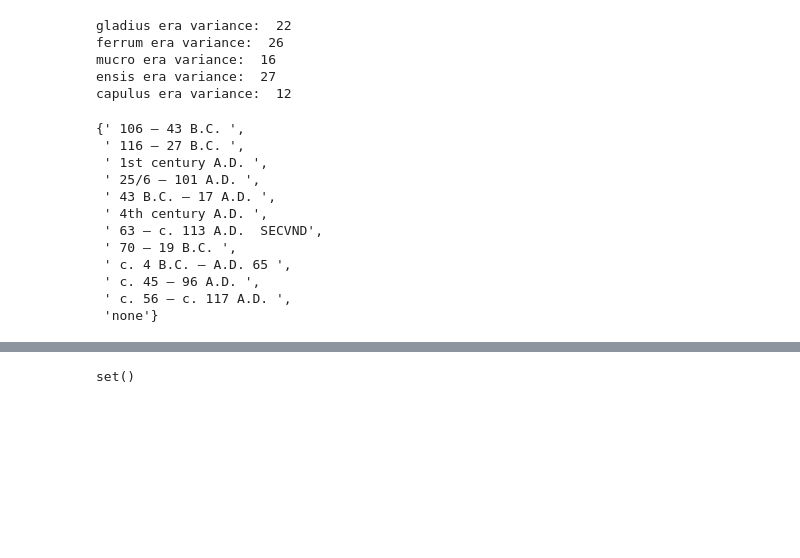
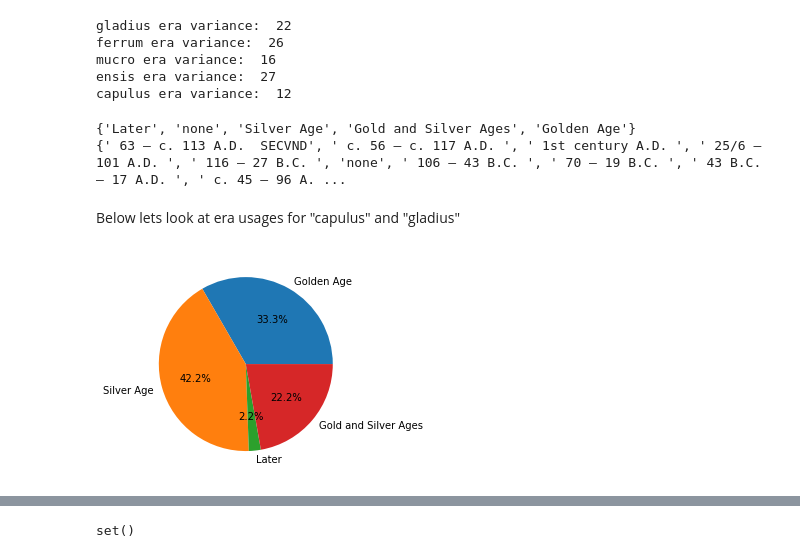
Before and after one commit to Data-Science-for-Linguists-2021/Latin-Vocabulary-Analysis, a Jupyter notebook: AnalysisCode.ipynb, the cells around one changed output, grey strips where cells are left out. Cells and saved outputs as stored; diff of their text form; code cells hidden in the pictures; blank space fills up the shorter version.

```diff
--- a/AnalysisCode.ipynb
+++ b/AnalysisCode.ipynb
@@ -357,18 +357,24 @@ mucro era variance:  16
 ensis era variance:  27
 capulus era variance:  12
 # %%
-(set([x for x in capulus['life_span']])) #pretty large span of time too, from the 2nd century BC to the 4th century AD!
+print((set([x for x in capulus['era']]))) #covers all the bases! let's look at exact years...
+print((set([x for x in capulus['life_span']])))
+#pretty large span of time too, from the 2nd century BC to the 4th century AD!
 #however, the majority of usage comes from after the year 0
 # %% [output]
-{' 106 – 43 B.C. ',
- ' 116 – 27 B.C. ',
- ' 1st century A.D. ',
- ' 25/6 – 101 A.D. ',
- ' 43 B.C. – 17 A.D. ',
- ' 4th century A.D. ',
- ' 63 – c. 113 A.D.  SECVND',
- ' 70 – 19 B.C. ',
- ' c. 4 B.C. – A.D. 65 ',
- ' c. 45 – 96 A.D. ',
- ' c. 56 – c. 117 A.D. ',
- 'none'}
+{'Later', 'none', 'Silver Age', 'Gold and Silver Ages', 'Golden Age'}
+{' 63 – c. 113 A.D.  SECVND', ' c. 56 – c. 117 A.D. ', ' 1st century A.D. ', ' 25/6 – 101 A.D. ', ' 116 – 27 B.C. ', 'none', ' 106 – 43 B.C. ', ' 70 – 19 B.C. ', ' 43 B.C. – 17 A.D. ', ' c. 45 – 96 A. ...
+# %% [markdown]
+Below lets look at era usages for "capulus" and "gladius"
+# %%
+labels = "Golden Age", "Silver Age", "Later", "Gold and Silver Ages"
+G = len(capulus[capulus.era=='Golden Age'])
+S = len(capulus[capulus.era=='Silver Age'])
+L = len(capulus[capulus.era=='Later'])
+GaS = len(capulus[capulus.era=='Gold and Silver Ages'])
+nums = [G, S, L, GaS]
+# %%
+plt.pie(nums, labels=labels, autopct='%1.1f%%')
+plt.show()
+# %% [output]
+[figure, added]
```
Also changed, not shown: parts of 12 cells of this notebook.
